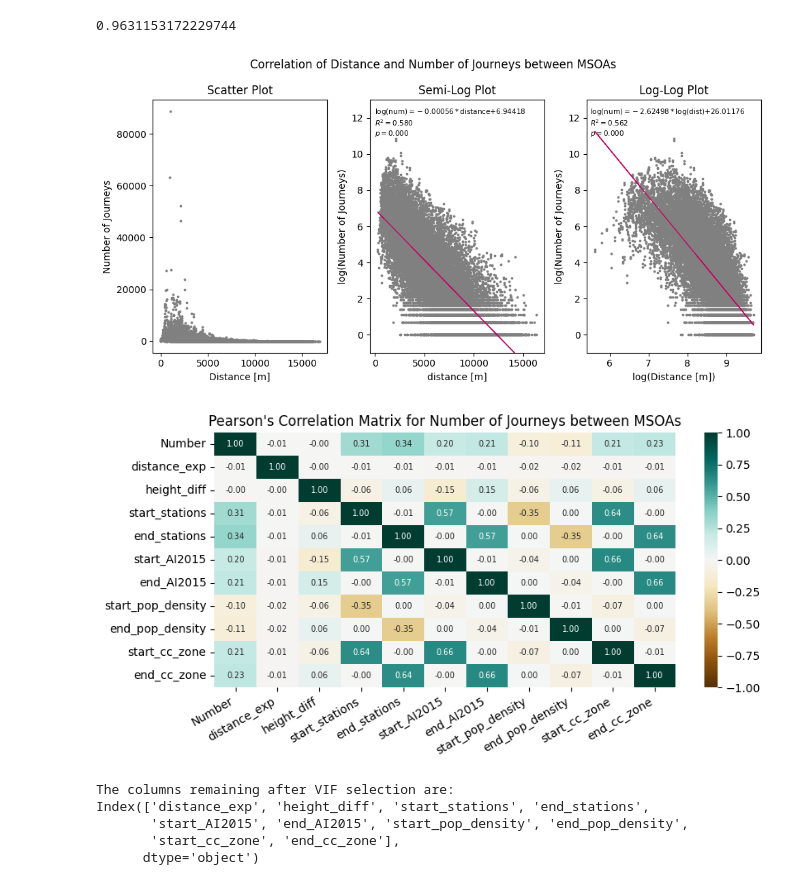
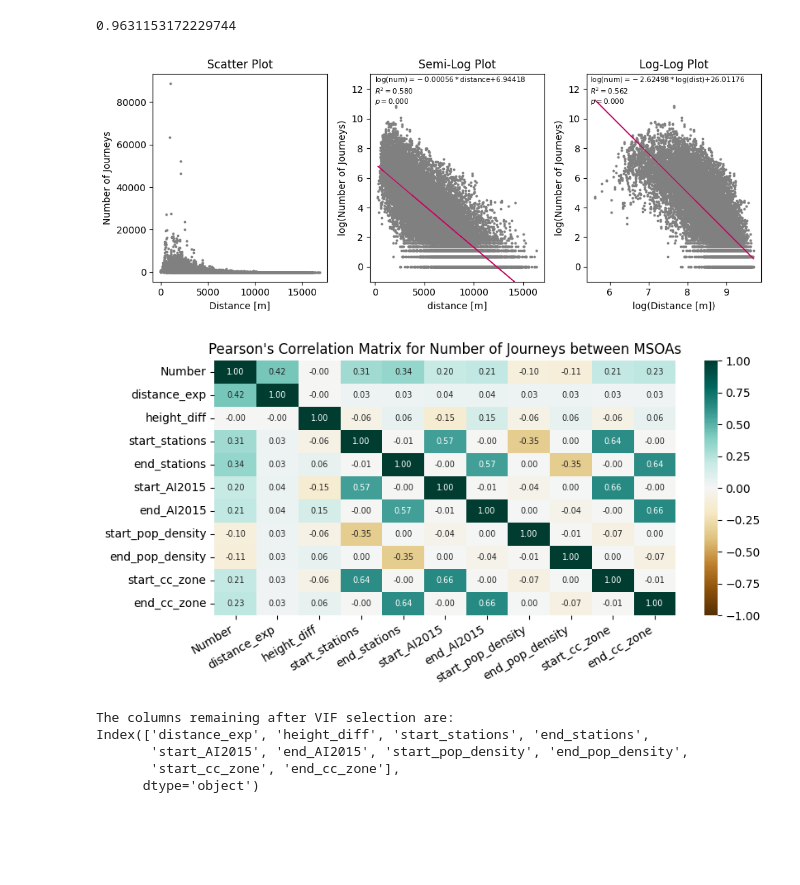
Before and after one commit to sokimura39/QM_Report, a Jupyter notebook: analysis.ipynb, the cells around one changed output. Saved outputs shown, nothing was run; the diff lists cells and outputs as text; code cells hidden in the pictures; blank space fills up the shorter version.

```diff
--- a/analysis.ipynb
+++ b/analysis.ipynb
@@ -1187,7 +1187,7 @@ intercept
 # %%
 # make plot
 
-fig, axes = plt.subplots(1, 3, figsize = (10, 5))
+fig, axes = plt.subplots(1, 3, figsize = (10, 4))
 
 # distance
 axes[0].scatter(
@@ -1220,38 +1220,38 @@ axes[2].scatter(
 
 # add regression line
 axes[2].plot(msoa_od_diff2.distance_log, linreg2[1] + (msoa_od_diff2.distance_log * linreg2[0]), color = 'xkcd:deep pink', linewidth = 1)
 # annotate R squared value
 axes[2].annotate(f'log(num)$= {linreg2[0]:.5f} * $log(dist)$ + {linreg2[1]:.5f} $\n$R^2={linreg2[2] ** 2:.3f}$\n$p = {linreg2[3]:.3f}$', xy = (5.5, 11), fontsize = 7.5)
 
 # set limits
 axes[1].set_ylim(-1, 13)
 axes[2].set_ylim(-1, 13)
 
 # set labels
 axes[0].set_xlabel('Distance [m]')
 axes[1].set_xlabel('distance [m]')
 axes[2].set_xlabel('log(Distance [m])')
 
 axes[0].set_ylabel('Number of Journeys')
 axes[1].set_ylabel('log(Number of Journeys)')
 axes[2].set_ylabel('log(Number of Journeys)')
 
 # set title
 
 axes[0].set_title('Scatter Plot')
 axes[1].set_title('Semi-Log Plot')
 axes[2].set_title('Log-Log Plot')
 
 
-plt.suptitle('Correlation of Distance and Number of Journeys between MSOAs')
+# plt.suptitle('Correlation of Distance and Number of Journeys between MSOAs')
 
 plt.tight_layout()
 plt.savefig(os.path.join(img_path, 'scatter_MSOA.png'))
 # %% [output]
-[figure, old version]
+[figure, new version]
 # %%
 # calculate inverse squared value
-msoa_od_diff['distance_exp'] = np.exp(msoa_od_diff.distance.astype('float') * slope + intercept)
+msoa_od_diff['distance_exp'] = np.exp(msoa_od_diff.distance.astype('float') * linreg1[0] + linreg1[1])
 
 # check multi-colinearity
 df2 = msoa_od_diff[['Number', 'distance_exp', 'height_diff', 'start_stations', 'end_stations', 'start_AI2015', 'end_AI2015', 'start_pop_density', 'end_pop_density', 'start_cc_zone', 'end_cc_zone']].copy()
@@ -1268,7 +1268,7 @@ plt.title('Pearson\'s Correlation Matrix for Number of Journeys between MSOAs',
 
 plt.savefig(os.path.join(img_path, 'cor_matrix_MSOA.png'), bbox_inches = 'tight')
 # %% [output]
-[figure, old version]
+[figure, new version]
 # %%
 # using VIF on the dataset
 df2_predictors_selected_VIF = drop_column_using_vif_(df2.drop('Number', axis=1))
```
Also changed, not shown: parts of 12 cells of this notebook.
